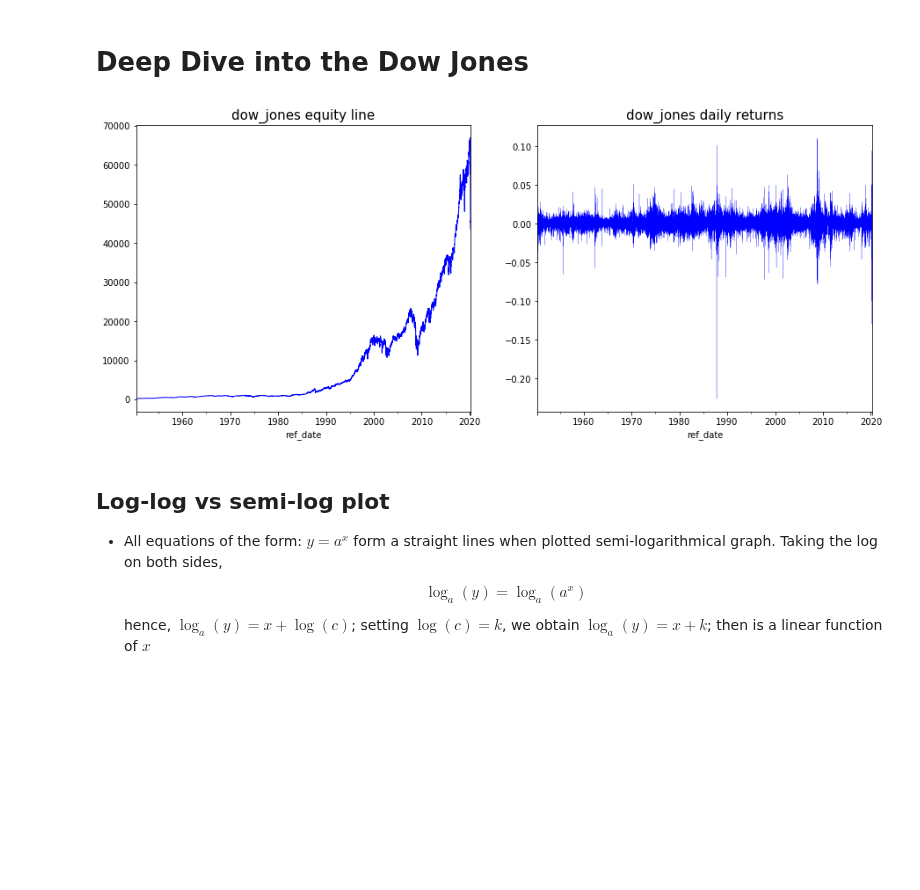
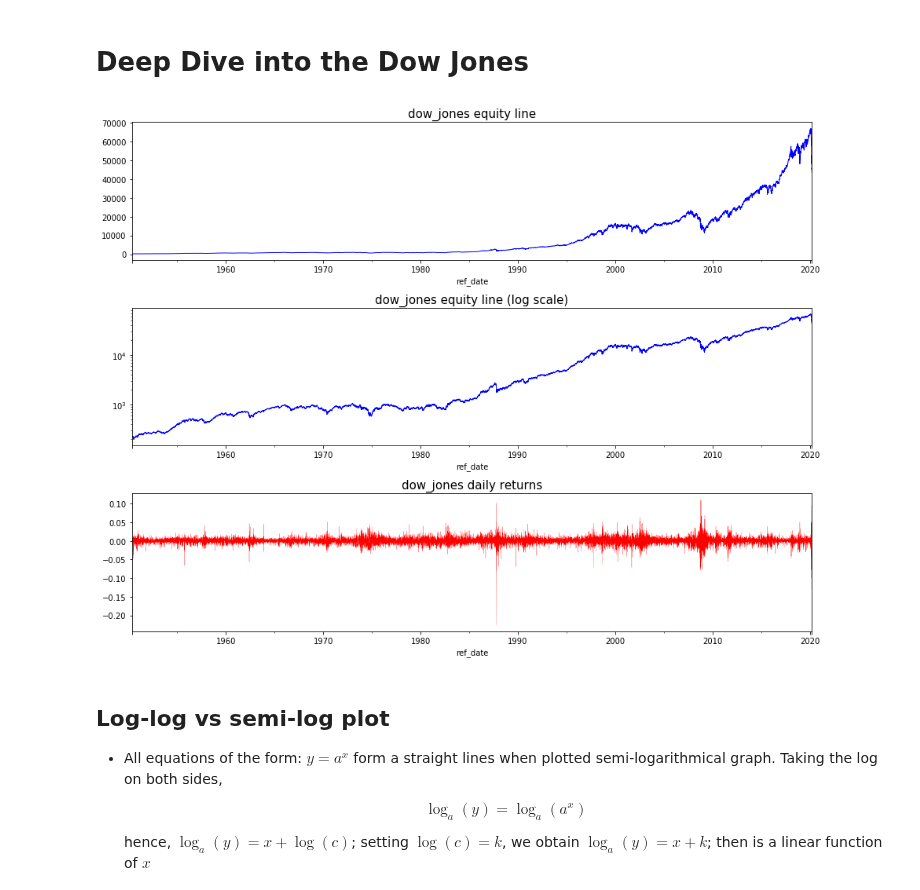
Before and after one commit to lucaberlanda/Magazzino, a Jupyter notebook: Finance/dow_jones.ipynb, the cells around one changed output. Drawn from its saved outputs; the diff is of its cells as text; code cells hidden in the pictures; blank space fills up the shorter version.

```diff
--- a/Finance/dow_jones.ipynb
+++ b/Finance/dow_jones.ipynb
@@ -9,16 +9,20 @@ dj = df.loc[:, index_name]
 dj_ret = dj.pct_change()
 dj_log_ret = np.log(dj) - np.log(dj.shift(1))
 # %%
-fig = plt.figure(figsize=(15, 6))
-ax1 = fig.add_subplot(121)
-ax2 = fig.add_subplot(122)
+fig = plt.figure(figsize=(13, 10))
+ax1 = fig.add_subplot(311)
+ax2 = fig.add_subplot(312)
+ax3 = fig.add_subplot(313)
 ax1.set_title(index_name + ' equity line', fontsize=15)
-ax2.set_title(index_name + ' daily returns', fontsize=15)
+ax2.set_title(index_name + ' equity line (log scale)', fontsize=15)
+ax3.set_title(index_name + ' daily returns', fontsize=15)
 dj.plot(ax=ax1, color='blue', linewidth=1)
-dj_ret.plot(ax=ax2, color='blue', linewidth=0.2)
+dj.plot(ax=ax2, color='blue', linewidth=1, logy=True)
+dj_ret.plot(ax=ax3, color='red', linewidth=0.2)
+plt.tight_layout()
 plt.show()
 # %% [output]
-[figure, old version]
+[figure, new version]
 # %% [markdown]
 ## Log-log vs semi-log plot
 
```
Also changed, not shown: parts of 8 cells of this notebook, 6 other files.
